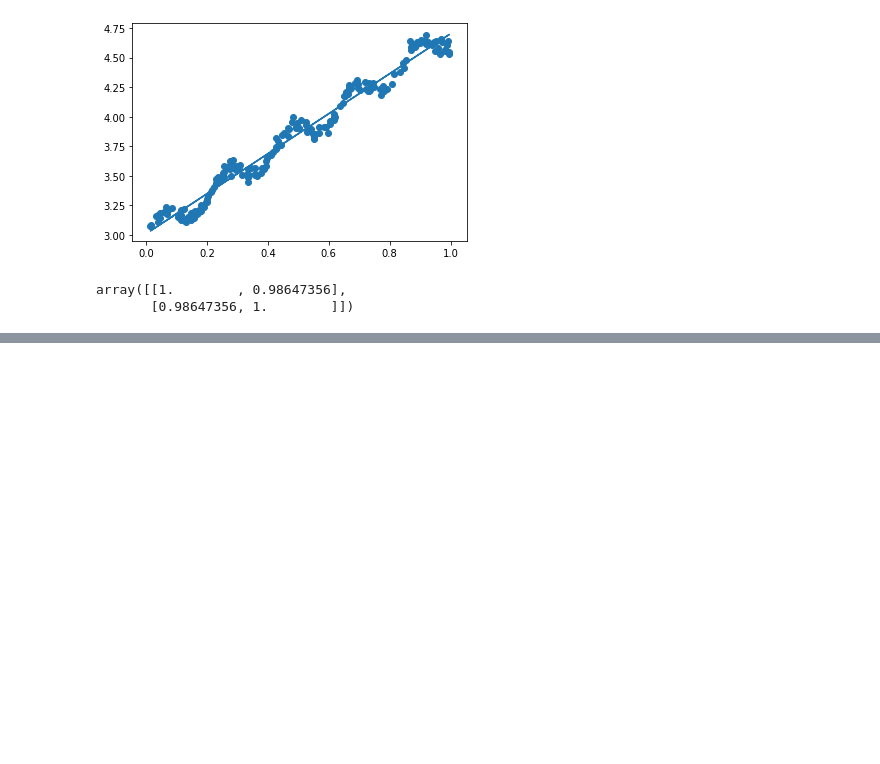
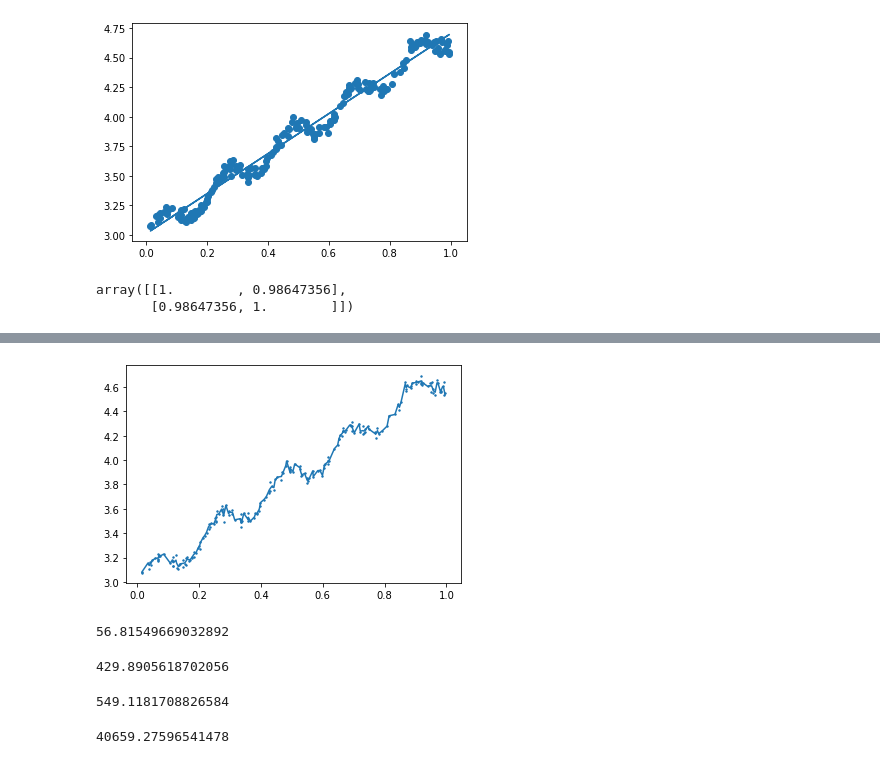
Before and after one commit to windmissing/MachineLearningInAction, a Jupyter notebook: Chapter8/Chapter8.ipynb, the cells around one changed output, grey strips where cells are left out. Cells and saved outputs as stored; diff of their text form; code cells hidden in the pictures; blank space fills up the shorter version.

```diff
--- a/Chapter8/Chapter8.ipynb
+++ b/Chapter8/Chapter8.ipynb
@@ -64,0 +53,4 @@ array([[1.        , 0.98647356],
+# %%
+regression.plotLwlrTest(0.003)
+# %% [output]
+[figure, added]
@@ -64,0 +62,17 @@ array([[1.        , 0.98647356],
+# %%
+regression.rssError(abY[0:99],yHat01.T)
+# %% [output]
+56.81549669032892
+# %%
+regression.rssError(abY[0:99],yHat1.T)
+# %% [output]
+429.8905618702056
+# %%
+regression.rssError(abY[0:99],yHat10.T)
+# %% [output]
+549.1181708826584
+# %%
+yHat01=regression.lwlrTest(abX[100:199],abX[0:99],abY[0:99],0.1)
+regression.rssError(abY[100:199],yHat01.T)
+# %% [output]
+40659.27596541478
```
Also changed, not shown: parts of 19 cells of this notebook, 1 other file.
